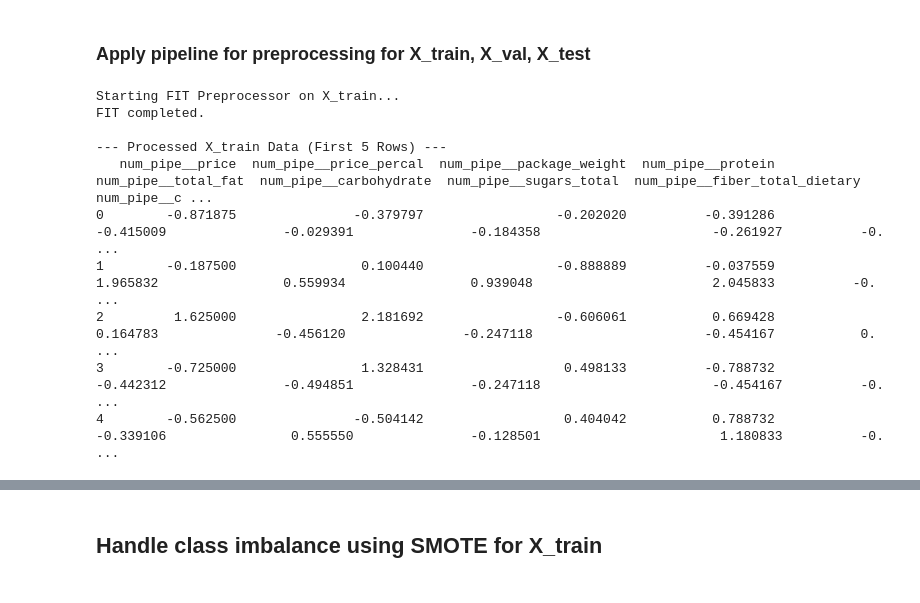
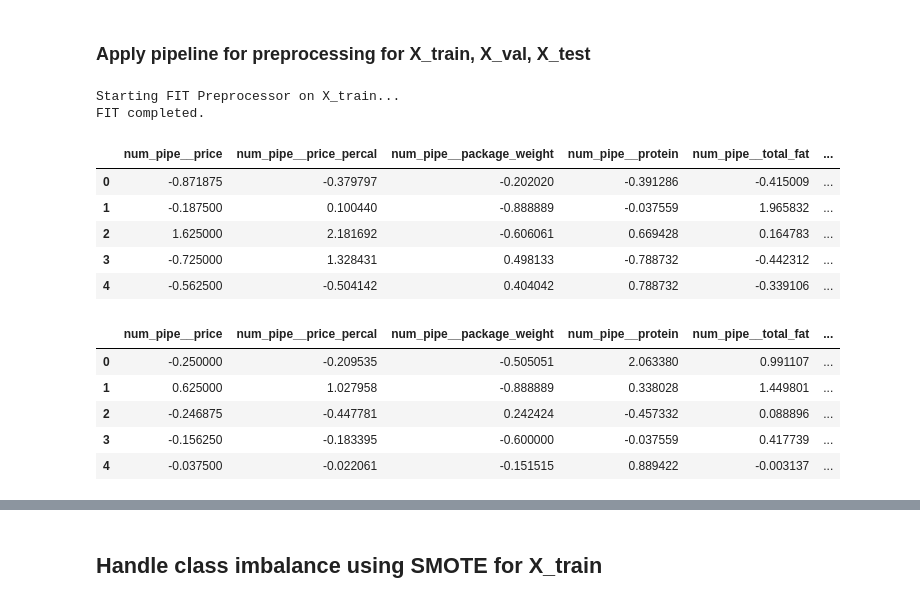
Before and after one commit to trieuhaivo/cap5771-project, a Jupyter notebook: t06_code.ipynb, the cells around one changed output, grey strips where cells are left out. Cells and saved outputs as stored; diff of their text form; code cells hidden in the pictures.

```diff
--- a/t06_code.ipynb
+++ b/t06_code.ipynb
@@ -624,34 +602,41 @@ preprocessor = ColumnTransformer(
 # %% [markdown]
 ### Apply pipeline for preprocessing for X_train, X_val, X_test
 # %%
-# FIT trực tiếp ColumnTransformer (preprocessor)
+# FIT the ColumnTransformer (preprocessor) directly
 print("Starting FIT Preprocessor on X_train...")
 preprocessor.fit(X_train[all_features], y_train)
 print("FIT completed.")
 
-# 1. Lấy tên cột sau khi transform
+# 1. Get the column names after transformation
 feature_names = preprocessor.get_feature_names_out()
 
-# 2. TRANSFORM X_train, X_val, X_test (Chỉ gọi transform 1 lần/tập)
+# 2. TRANSFORM X_train, X_val, X_test (Call transform only once per set)
 X_train_processed = preprocessor.transform(X_train[all_features])
 X_val_processed = preprocessor.transform(X_val[all_features])
 X_test_processed = preprocessor.transform(X_test[all_features])
 
-# 3. Convert sang DataFrame
+# 3. Convert to DataFrame
 X_train_processed_df = pd.DataFrame(X_train_processed, columns=feature_names)
 X_val_processed_df = pd.DataFrame(X_val_processed, columns=feature_names)
 X_test_processed_df = pd.DataFrame(X_test_processed, columns=feature_names)
-
-print("\n--- Processed X_train Data (First 5 Rows) ---")
-print(X_train_processed_df.head())
 # %% [output]
 Starting FIT Preprocessor on X_train...
 FIT completed.
-
---- Processed X_train Data (First 5 Rows) ---
-   num_pipe__price  num_pipe__price_percal  num_pipe__package_weight  num_pipe__protein  num_pipe__total_fat  num_pipe__carbohydrate  num_pipe__sugars_total  num_pipe__fiber_total_dietary  num_pipe__c ...
-0        -0.871875               -0.379797                 -0.202020          -0.391286            -0.415009               -0.029391               -0.184358                      -0.261927          -0. ...
-1        -0.187500                0.100440                 -0.888889          -0.037559             1.965832                0.559934                0.939048                       2.045833          -0. ...
-2         1.625000                2.181692                 -0.606061           0.669428             0.164783               -0.456120               -0.247118                      -0.454167           0. ...
-3        -0.725000                1.328431                  0.498133          -0.788732            -0.442312               -0.494851               -0.247118                      -0.454167          -0. ...
-4        -0.562500               -0.504142                  0.404042           0.788732            -0.339106                0.555550               -0.128501                       1.180833          -0. ...
+# %%
+X_train_processed_df.head()
+# %% [output]
+|  | num_pipe__price | num_pipe__price_percal | num_pipe__package_weight | num_pipe__protein | num_pipe__total_fat | ... |
+| 0 | -0.871875 | -0.379797 | -0.202020 | -0.391286 | -0.415009 | ... |
+| 1 | -0.187500 | 0.100440 | -0.888889 | -0.037559 | 1.965832 | ... |
+| 2 | 1.625000 | 2.181692 | -0.606061 | 0.669428 | 0.164783 | ... |
+| 3 | -0.725000 | 1.328431 | 0.498133 | -0.788732 | -0.442312 | ... |
+| 4 | -0.562500 | -0.504142 | 0.404042 | 0.788732 | -0.339106 | ... |
+# %%
+X_val_processed_df.head()
+# %% [output]
+|  | num_pipe__price | num_pipe__price_percal | num_pipe__package_weight | num_pipe__protein | num_pipe__total_fat | ... |
+| 0 | -0.250000 | -0.209535 | -0.505051 | 2.063380 | 0.991107 | ... |
+| 1 | 0.625000 | 1.027958 | -0.888889 | 0.338028 | 1.449801 | ... |
+| 2 | -0.246875 | -0.447781 | 0.242424 | -0.457332 | 0.088896 | ... |
+| 3 | -0.156250 | -0.183395 | -0.600000 | -0.037559 | 0.417739 | ... |
+| 4 | -0.037500 | -0.022061 | -0.151515 | 0.889422 | -0.003137 | ... |
```
Also changed, not shown: parts of 27 cells of this notebook.
